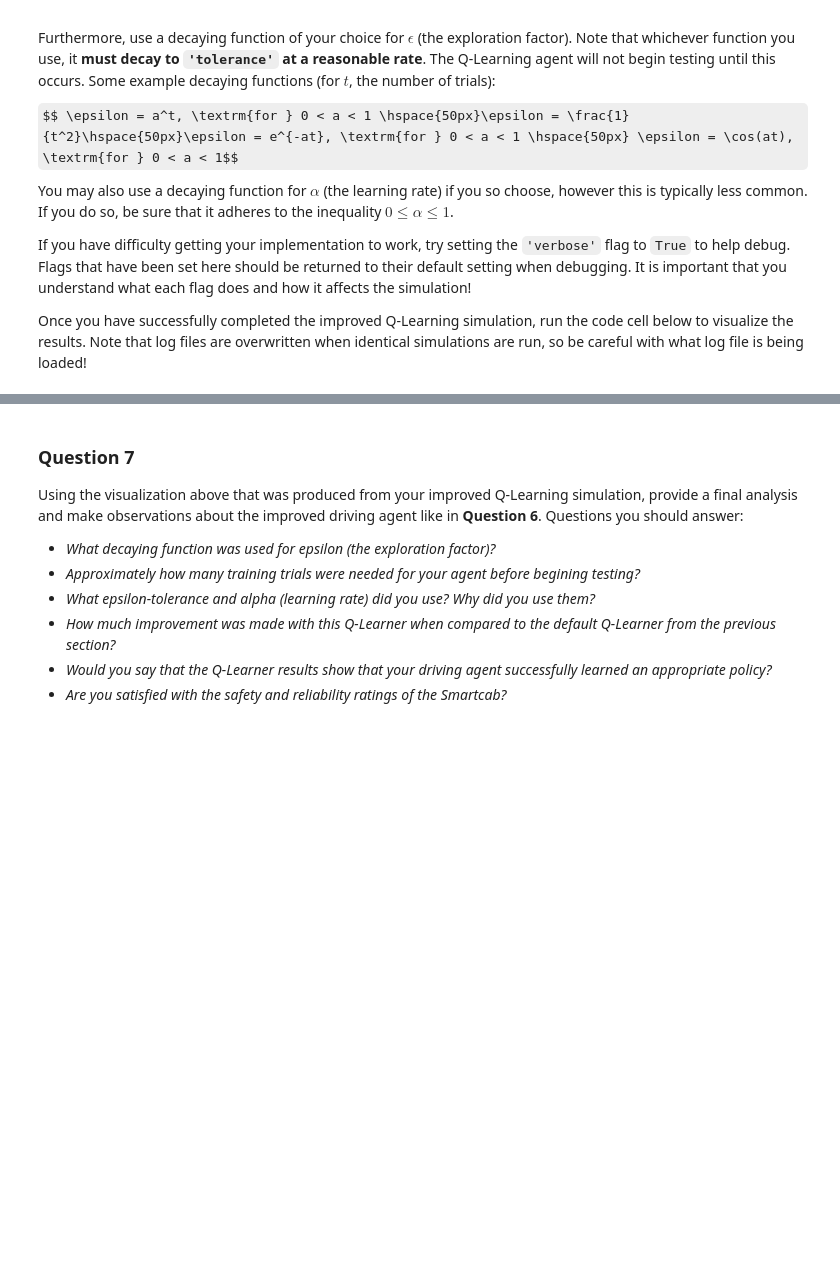
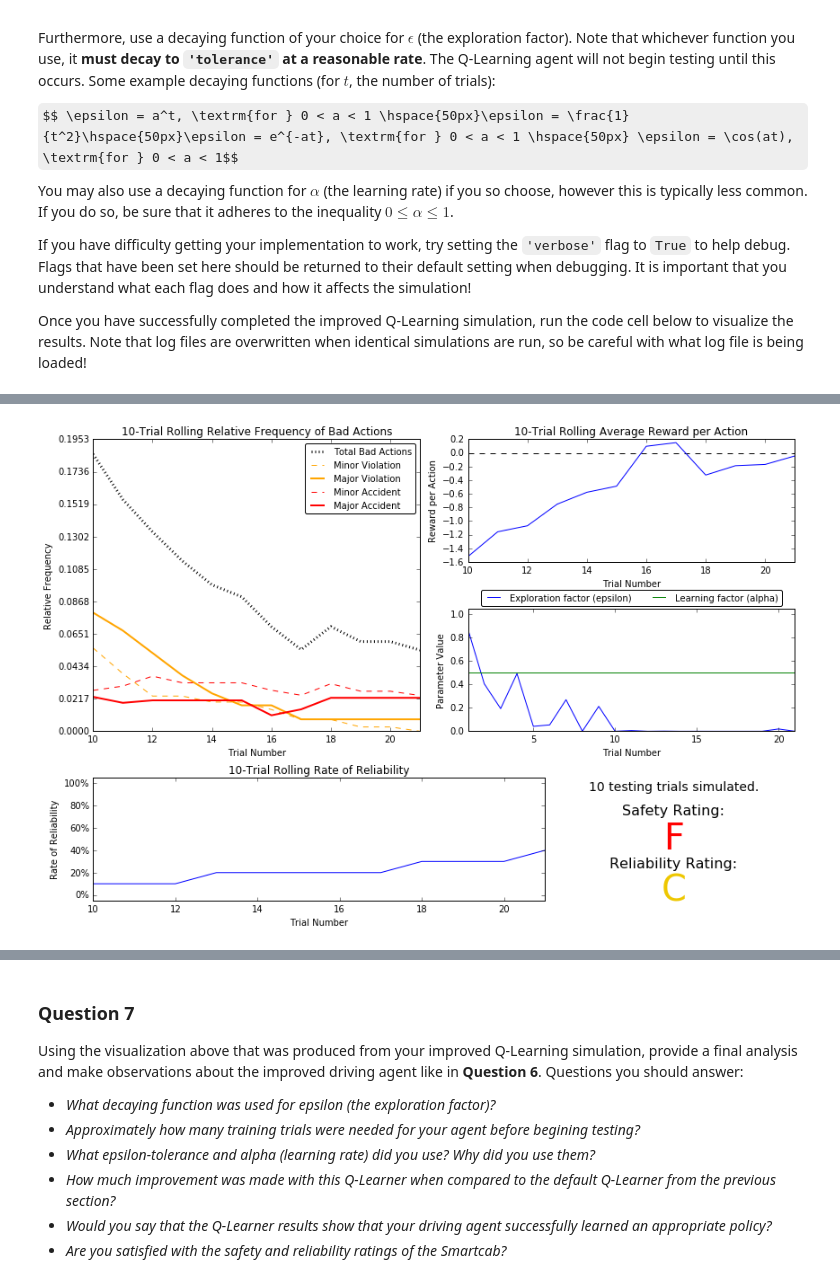
Before and after one commit to iterativo/machine-learning-nanodegree, a Jupyter notebook: projects/smartcab/smartcab.ipynb, the cells around one changed output, grey strips where cells are left out. Saved outputs shown, nothing was run; the diff lists cells and outputs as text; code cells hidden in the pictures; some formulas as TeX source; blank space fills up the shorter version.

```diff
--- a/projects/smartcab/smartcab.ipynb
+++ b/projects/smartcab/smartcab.ipynb
@@ -253,0 +259,7 @@ Once you have successfully completed the improved Q-Learning simulation, run the
+# %%
+# Load the 'sim_improved-learning' file from the improved Q-Learning simulation"
+# epsilon = math.exp(-random.random()*self.trial)
+# tolerance = 0.01
+vs.plot_trials('sim_improved-learning.csv')
+# %% [output]
+[figure, added]
```
Also changed, not shown: parts of 6 cells of this notebook, 1 other file.
